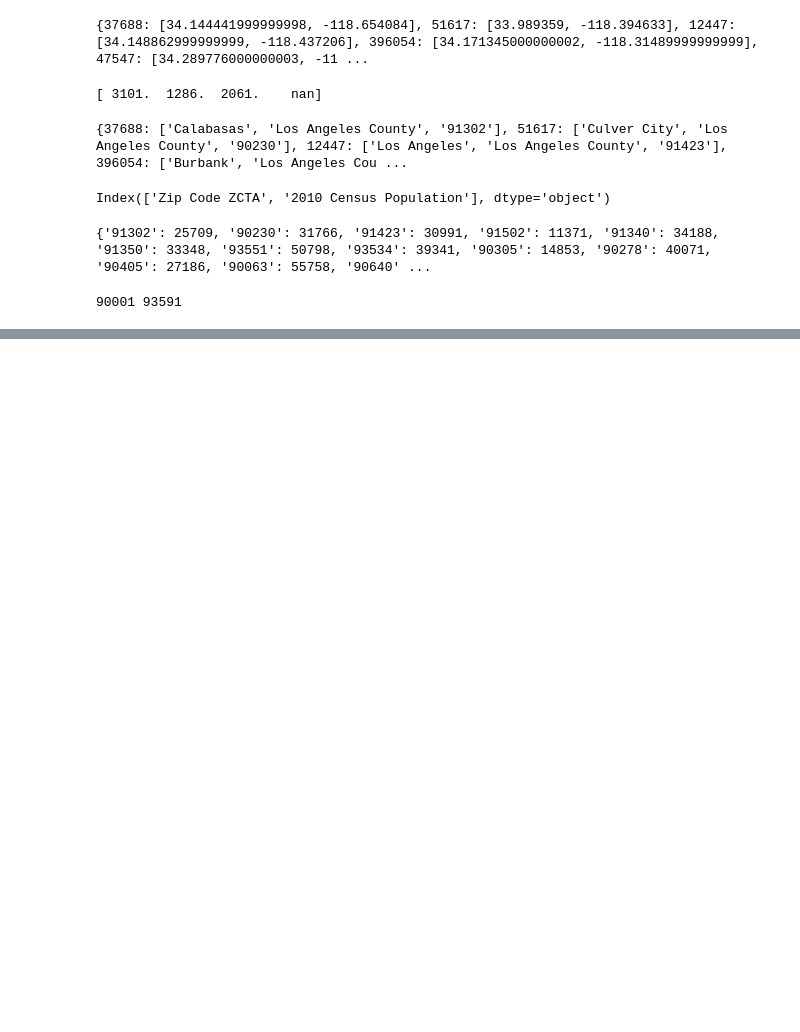
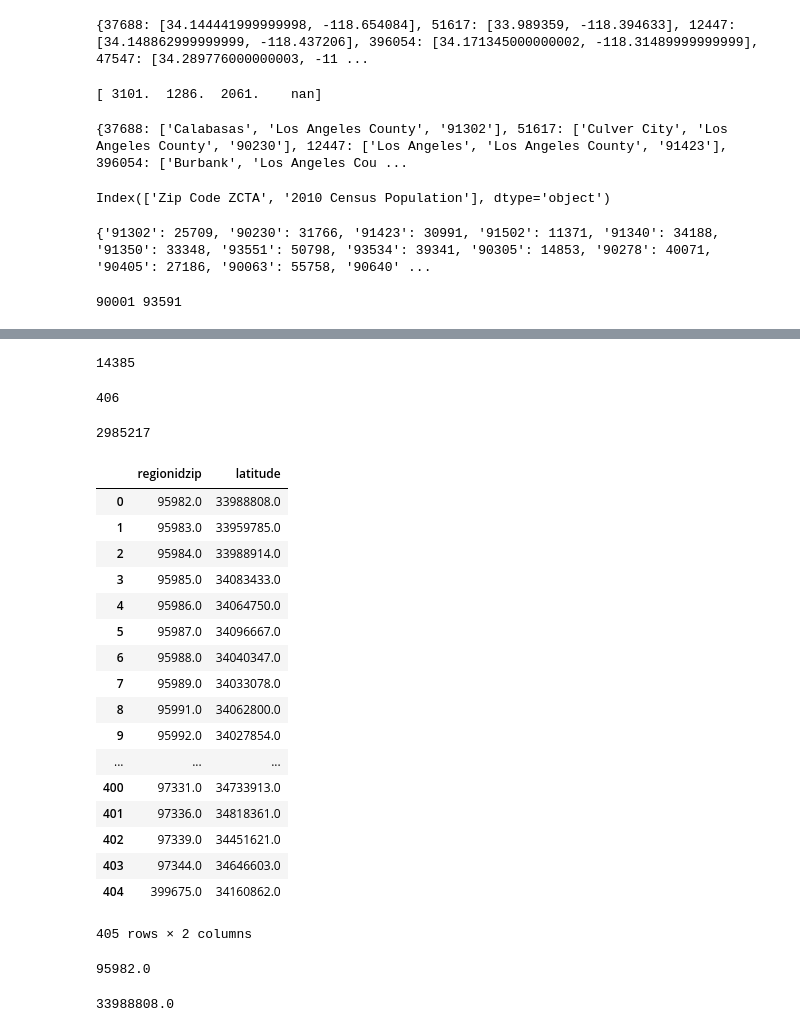
Before and after one commit to VinodKumarLogan/CSE519-2017-111491311, a Jupyter notebook: HW3/HW3.ipynb, the cells around one changed output, grey strips where cells are left out. Drawn from its saved outputs; the diff is of its cells as text; code cells hidden in the pictures; blank space fills up the shorter version.

Commit message:
Preprocessing data

```diff
--- a/HW3/HW3.ipynb
+++ b/HW3/HW3.ipynb
@@ -231,0 +250,3 @@ region_county = set([region_city_county])
+# %%
+zillow_data_feature_removal["longitude"] = zillow_data_feature_removal["longitude"].fillna(zillow_data_feature_removal["longitude"].mean())
+zillow_data_feature_removal["latitude"] = zillow_data_feature_removal["latitude"].fillna(zillow_data_feature_removal["latitude"].mean())
@@ -231,0 +281,35 @@ region_county = set([region_city_county])
+# %%
+len(region_zip_latitude_longitude_ranges.keys())
+# %% [output]
+14385
+# %%
+len(zillow_data_feature_removal["regionidzip"].unique())
+# %% [output]
+406
+# %%
+zillow_data_feature_removal.shape[0]
+# %% [output]
+2985217
+# %%
+zillow_data_preprocessing = zillow_data_feature_removal.copy()
+# %%
+zillow_data_preprocessing.groupby("regionidzip")["latitude"].max().reset_index()
+# %% [output]
+|  | regionidzip | latitude |
+| 0 | 95982.0 | 33988808.0 |
+| 1 | 95983.0 | 33959785.0 |
+| 2 | 95984.0 | 33988914.0 |
+| 3 | 95985.0 | 34083433.0 |
+| 4 | 95986.0 | 34064750.0 |
+| 5 | 95987.0 | 34096667.0 |
+| 6 | 95988.0 | 34040347.0 |
+| 7 | 95989.0 | 34033078.0 |
+| 8 | 95991.0 | 34062800.0 |
+| 9 | 95992.0 | 34027854.0 |
+| ... | ... | ... |
+| 400 | 97331.0 | 34733913.0 |
+| 401 | 97336.0 | 34818361.0 |
+| 402 | 97339.0 | 34451621.0 |
+| 403 | 97344.0 | 34646603.0 |
+| 404 | 399675.0 | 34160862.0 |
+405 rows × 2 columns
@@ -231,0 +318,8 @@ region_county = set([region_city_county])
+# %%
+lat_max["regionidzip"][0]
+# %% [output]
+95982.0
+# %%
+lat_max["latitude"][0]
+# %% [output]
+33988808.0
```
Also changed, not shown: parts of 13 cells of this notebook.
